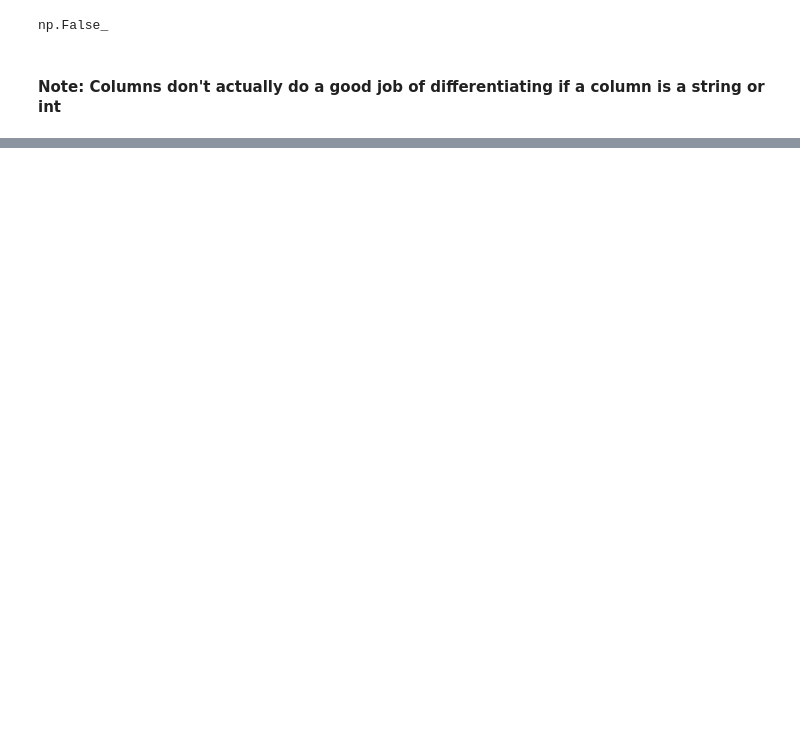
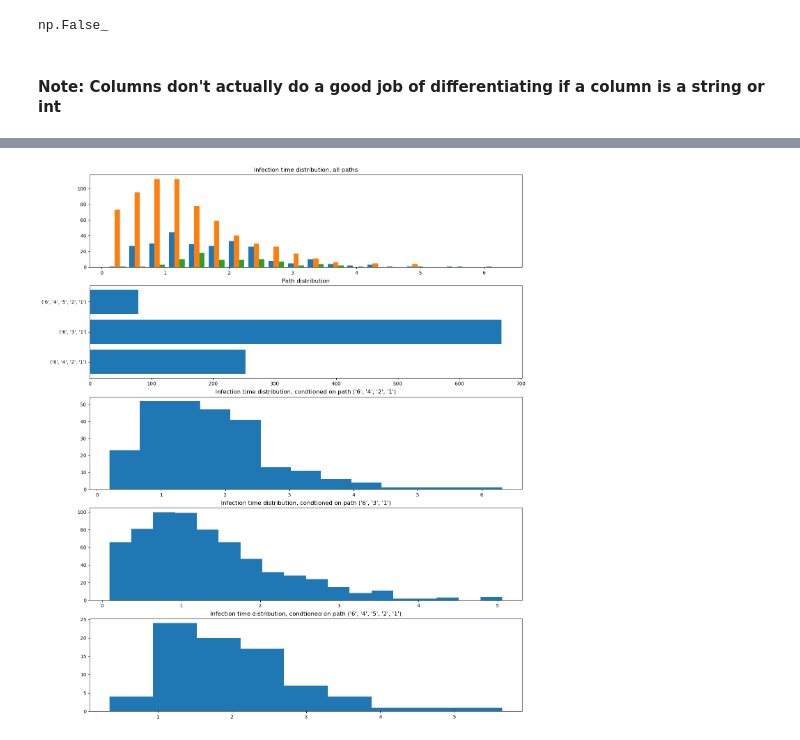
Before and after one commit to DTAlemayehu01/infection_propagation, a Jupyter notebook: rv-method2.ipynb, the cells around one changed output, grey strips where cells are left out. Cells and saved outputs as stored; diff of their text form; code cells hidden in the pictures; blank space fills up the shorter version.

```diff
--- a/rv-method2.ipynb
+++ b/rv-method2.ipynb
@@ -269,0 +292,5 @@ g._adjency_matrix
+# %%
+g.produce_histograms()
+plt.show()
+# %% [output]
+[figure, added]
```
Also changed, not shown: parts of 12 cells of this notebook, 2 other files.
